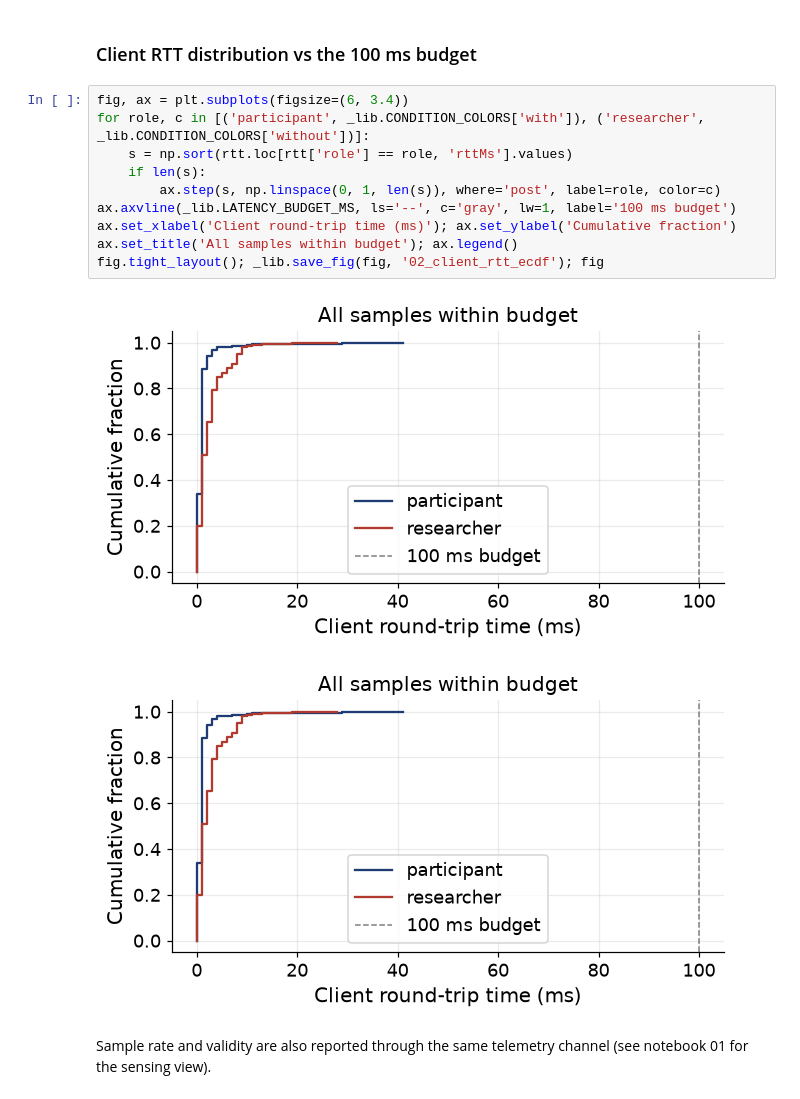
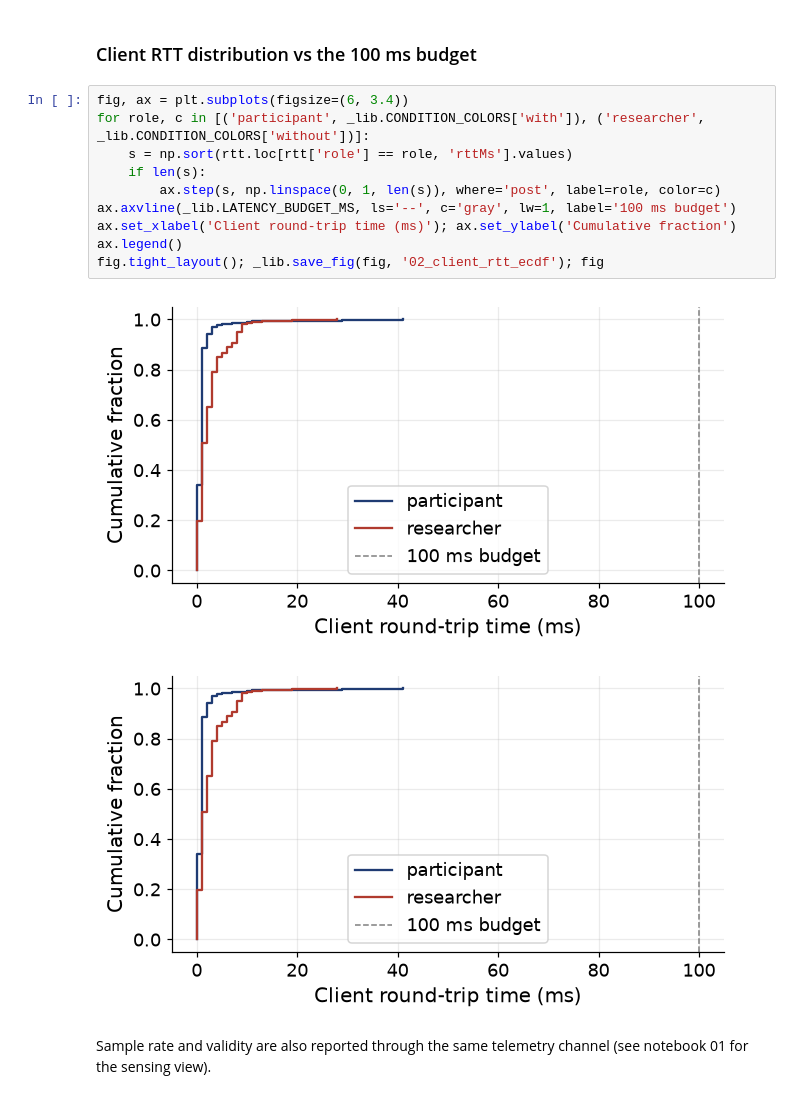
Before and after one commit to MrSachin7/reading-the-reader-monorepo, a Jupyter notebook: Experiments/analysis/02_latency.ipynb, the cells around one changed output. Cells and saved outputs as stored; diff of their text form.

```diff
--- a/Experiments/analysis/02_latency.ipynb
+++ b/Experiments/analysis/02_latency.ipynb
@@ -37,15 +37,15 @@ roles present: ['participant', 'researcher']
 # %%
 fig, ax = plt.subplots(figsize=(6, 3.4))
 for role, c in [('participant', _lib.CONDITION_COLORS['with']), ('researcher', _lib.CONDITION_COLORS['without'])]:
     s = np.sort(rtt.loc[rtt['role'] == role, 'rttMs'].values)
     if len(s):
         ax.step(s, np.linspace(0, 1, len(s)), where='post', label=role, color=c)
 ax.axvline(_lib.LATENCY_BUDGET_MS, ls='--', c='gray', lw=1, label='100 ms budget')
 ax.set_xlabel('Client round-trip time (ms)'); ax.set_ylabel('Cumulative fraction')
-ax.set_title('All samples within budget'); ax.legend()
+ax.legend()
 fig.tight_layout(); _lib.save_fig(fig, '02_client_rtt_ecdf'); fig
 # %% [output]
-[figure, old version]
+[figure, new version]
-[figure, old version]
+[figure, new version]
 # %% [markdown]
 Sample rate and validity are also reported through the same telemetry channel (see notebook 01 for the sensing view).
```
Also changed, not shown: 8 other files.
